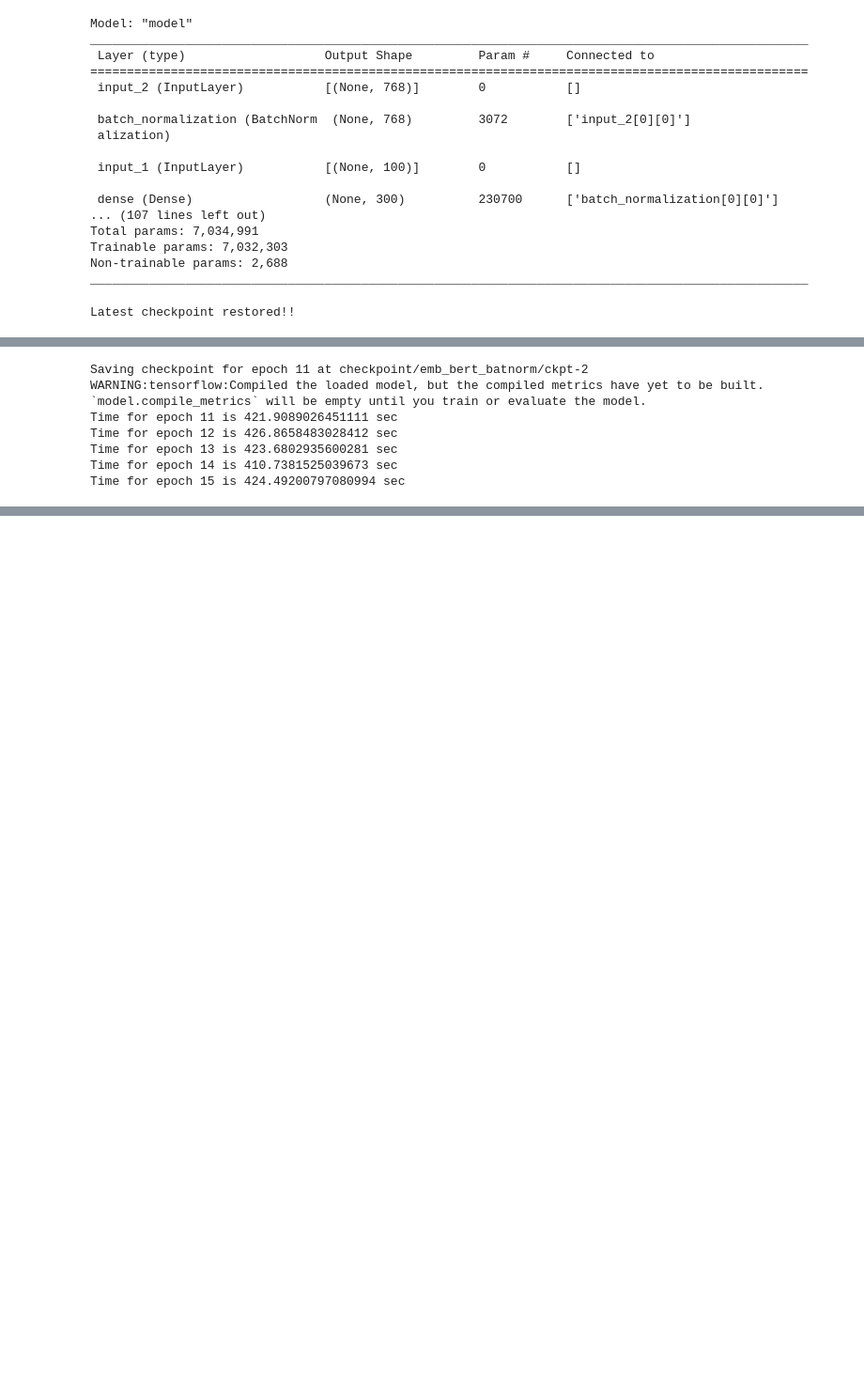
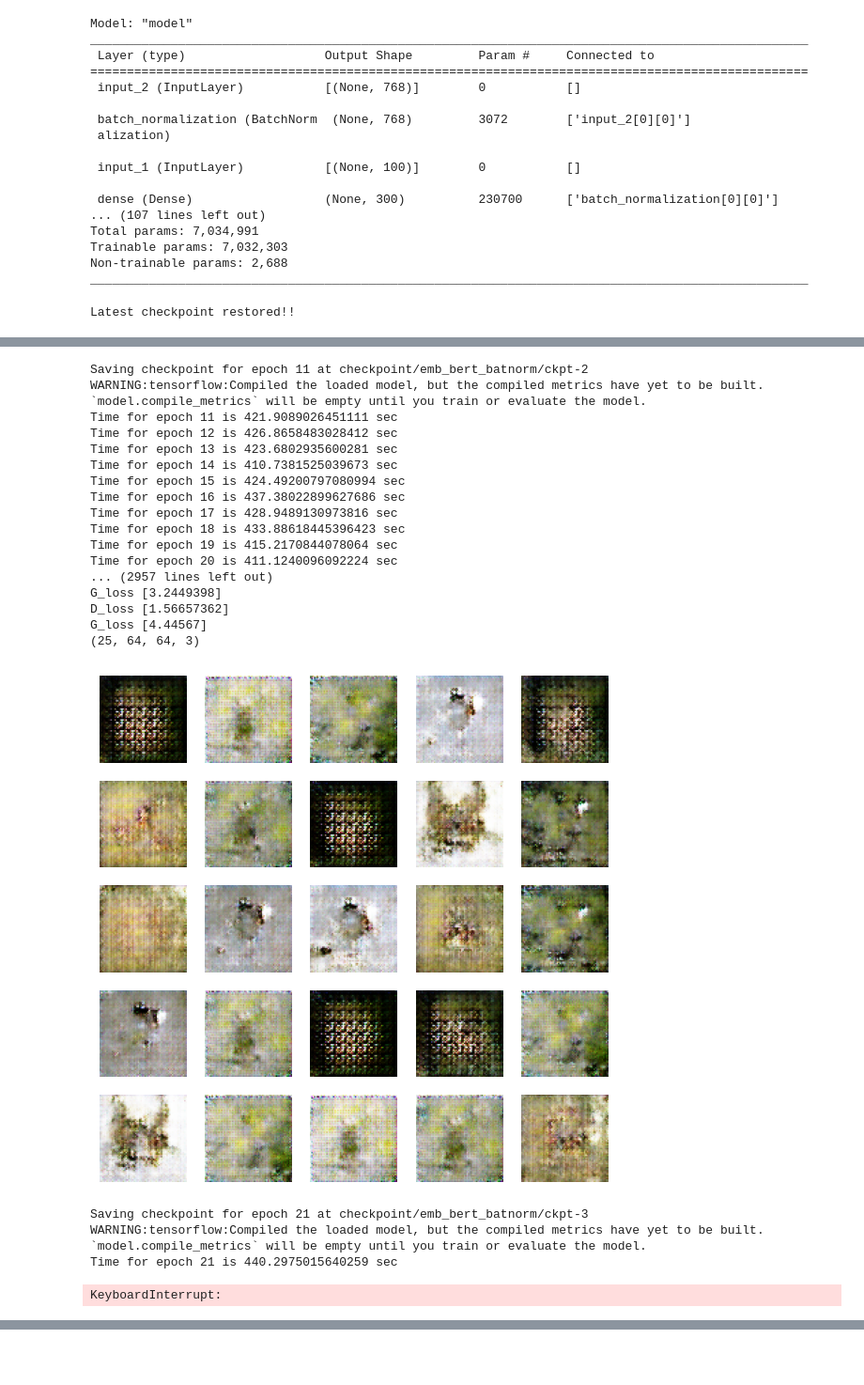
Before and after one commit to AhmedTammaa/text-to-image-GAN, a Jupyter notebook: bert_based_model_batnorm-emb.ipynb, the cells around one changed output, grey strips where cells are left out. Shown at 94% size. Drawn from its saved outputs; the diff is of its cells as text; code cells hidden in the pictures; blank space fills up the shorter version.

```diff
--- a/bert_based_model_batnorm-emb.ipynb
+++ b/bert_based_model_batnorm-emb.ipynb
@@ -29,6 +29,9 @@ import gensim
 data = pickle.load(open("image_vectors.p", "rb"))
 word_vector = pickle.load(open("bert_embeddings.p", "rb"))
 model = gensim.models.KeyedVectors.load_word2vec_format('GoogleNews-vectors-negative300.bin', binary=True)
+# %%
+from BertEmbedding import EmbeddingCreator
+emb = EmbeddingCreator()
 # %%
 
 import matplotlib.pyplot as pyplot
@@ -175,7 +178,7 @@ def generate_random_vectors(n_samples):
             s = s + choice(model.index_to_key) + ' '
             #rand_sentence.append(choice(model.index_to_key))
             #result_array = np.append(result_array, [model[choice(model.index_to_key)]], axis=0) #embedding vector for the sentence
-        result_array = np.append(result_array, create_sent_vector(s),axis =0 )
+        result_array = np.append(result_array, emb.createCustomEmbeddings(s),axis =0 )
         #print(result_array.shape)
         rand_sentence.append(s)
         #result_array = np.append(result_array, rand_sentence, axis=0)
@@ -599,34 +602,49 @@ n_batch = 8
 
 train_dataset = tf.data.Dataset.from_tensor_slices((images,lbs)).shuffle(BUFFER_SIZE).batch(n_batch)
 
-train(train_dataset,n_batch,start=4)
+train(train_dataset,n_batch,start=22)
 # %% [output]
 Latest checkpoint restored!!
 Time for epoch 5 is 405.18428564071655 sec
 Time for epoch 6 is 406.5496983528137 sec
 Time for epoch 7 is 408.6179733276367 sec
 Time for epoch 8 is 404.4913215637207 sec
 Time for epoch 9 is 411.55315470695496 sec
 Time for epoch 10 is 400.26810812950134 sec
 D_loss [1.82983851]
 G_loss [3.96687508]
 D_loss [2.22478437]
 G_loss [3.55520535]
 D_loss [2.30329347]
 G_loss [2.12599802]
 ... (2951 lines left out)
 G_loss [4.27848053]
 D_loss [2.27948117]
 G_loss [3.24822569]
 (25, 64, 64, 3)
 [figure]
 Saving checkpoint for epoch 11 at checkpoint/emb_bert_batnorm/ckpt-2
 WARNING:tensorflow:Compiled the loaded model, but the compiled metrics have yet to be built. `model.compile_metrics` will be empty until you train or evaluate the model.
 Time for epoch 11 is 421.9089026451111 sec
 Time for epoch 12 is 426.8658483028412 sec
 Time for epoch 13 is 423.6802935600281 sec
 Time for epoch 14 is 410.7381525039673 sec
 Time for epoch 15 is 424.49200797080994 sec
+Time for epoch 16 is 437.38022899627686 sec
+Time for epoch 17 is 428.9489130973816 sec
+Time for epoch 18 is 433.88618445396423 sec
+Time for epoch 19 is 415.2170844078064 sec
+Time for epoch 20 is 411.1240096092224 sec
+... (2957 lines left out)
+G_loss [3.2449398]
+D_loss [1.56657362]
+G_loss [4.44567]
+(25, 64, 64, 3)
+[figure, added]
+Saving checkpoint for epoch 21 at checkpoint/emb_bert_batnorm/ckpt-3
+WARNING:tensorflow:Compiled the loaded model, but the compiled metrics have yet to be built. `model.compile_metrics` will be empty until you train or evaluate the model.
+Time for epoch 21 is 440.2975015640259 sec
+KeyboardInterrupt:
 # %%
 #
 from keras.preprocessing.image import array_to_img
```
Also changed, not shown: parts of 6 cells of this notebook.
